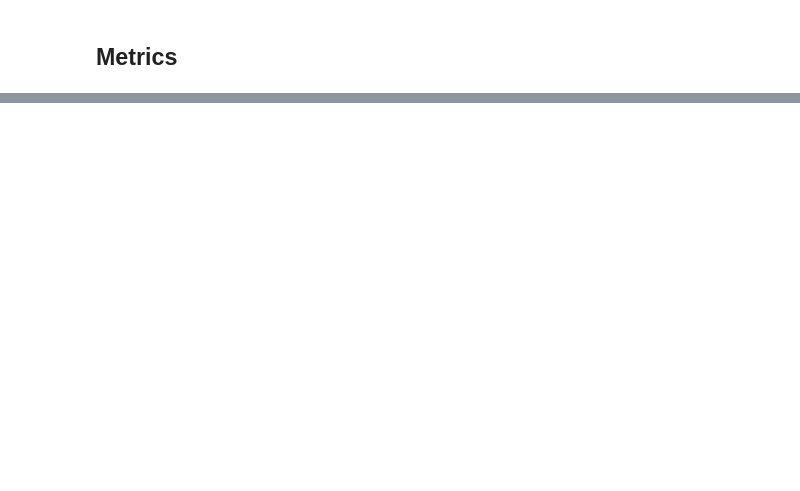
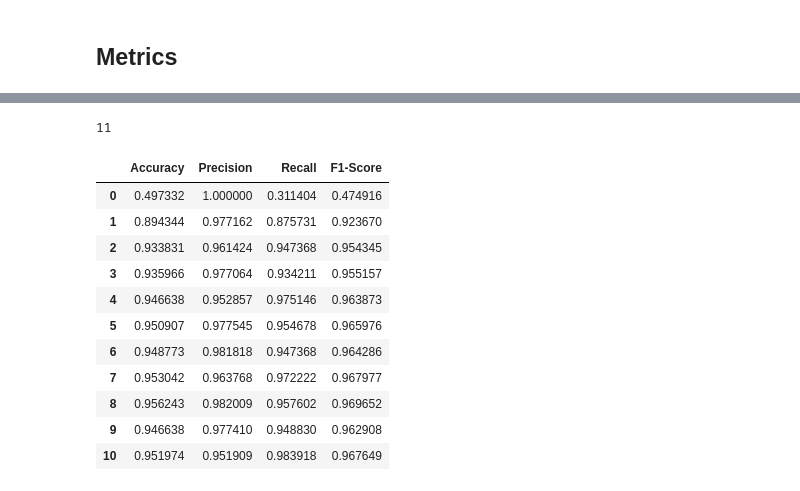
Before and after one commit to grimaldiTob/Pneumonia_Detection-NAML_25-26, a Jupyter notebook: pneumonia_copy.ipynb, the cells around one changed output, grey strips where cells are left out. Cells and saved outputs as stored; diff of their text form; code cells hidden in the pictures; blank space fills up the shorter version.

```diff
--- a/pneumonia_copy.ipynb
+++ b/pneumonia_copy.ipynb
@@ -60,7 +65,7 @@ datasets_names = ["train", "val", "test"]
 
 # Define data augmentations
 data_augmentations = [
-    transforms.RandomHorizontalFlip(),
+    transforms.RandomHorizontalFlip(p=0.5),
     transforms.ColorJitter(brightness=0.2), #setted to 20% as the paper suggest
     transforms.RandomAffine(degrees=0, scale=(0.9, 1.1))
 ]
@@ -600,7 +638,7 @@ def compute_metrics(results, metrics):
 
     metrics["Recall"] = recall
     metrics["Precision"] = precision
-    metrics["F1-Score"] = (2.0 * recall * precision) / (recall + precision)
+    metrics["F1-Score"] = (2.0 * recall * precision) / (recall + precision + epsilon)
     metrics["Accuracy"] = (TN + TP) / (TP + FP + TN + FN + epsilon)
 # %%
 def eval_model(model, dataloader, loss_fn, device):
@@ -693,7 +731,7 @@ for fold, (train_idx, val_idx) in enumerate(kfold.split(full_train_dataset)):
     steps_per_epoch = len(train_loader)
 
     # we have to initialize the model every time to reset and don't corrupt the results
-    model = FullNet(num_steps, reshaping=False)
+    model = FullNet(num_steps, reshaping=True, bigru=False)
     model.to(device)
 
     # we have to initialize the optimizer and lr_scheduler every time to reset and don't corrupt the results
@@ -708,7 +746,9 @@ for fold, (train_idx, val_idx) in enumerate(kfold.split(full_train_dataset)):
         optimizer=optimizer,
         max_lr=lr,
         epochs=TRAIN_EPOCHS,
-        steps_per_epoch=steps_per_epoch
+        steps_per_epoch=steps_per_epoch,
+        pct_start=0.1,
+        anneal_strategy="linear"
     )
 
     #reset best_loss, best_val_accuracy and count at each iteration on folds for the early stopping
@@ -788,6 +848,9 @@ print(f" mean loss: {mean_loss:.4f} | mean acc: {mean_acc:.2f}%")
 ## Training
 # %%
 from torch.utils.data import TensorDataset
+
+print(lr)
+print(w_decay)
 
 full_train_dataset = train_dataset
 
@@ -795,11 +858,9 @@ results = [] # to save metrics of each fold validation
 train_loss_history = np.zeros(TRAIN_EPOCHS) # define a matrix to store loss values of training
 valid_loss_history = np.zeros(TRAIN_EPOCHS) # define a matrix to store loss values of validation
 train_acc_history = np.zeros(TRAIN_EPOCHS) # define a matrix to store accuracy values of training
-valid_acc_history = np.zeros(TRAIN_EPOCHS) # define a matrix to store accuracy values of validation
+valid_metrics_history = []
 
-# Extract all labels to stratify the split
 all_targets = []
-
 # Extract all labels to stratify the split
 all_targets = np.array([label for _, label in full_train_dataset])
 
@@ -816,6 +877,7 @@ sub_train = Subset(full_train_dataset, train_idx)
 sub_val = Subset(full_train_dataset, val_idx)
 print(f"sub_train : {len(sub_train)} | sub_val : {len(sub_val)}")
 
+# apply some augmentation transformation to the training (these will not be applied to the validation set)
 sub_train_oversampled = augmented_dataset(sub_train, base_transform, train_transform)
 
 # apply transformations to validation set
@@ -829,7 +891,7 @@ val_loader = DataLoader(sub_val_transformed, batch_size=BATCH_SIZE, shuffle=Fals
 steps_per_epoch = len(train_loader)
 
 # we have to initialize the model every time to reset and don't corrupt the results
-model = FullNet(num_steps, reshaping=False)
+model = FullNet(num_steps, reshaping=False, bigru=False)
 model.to(device)
 
 # we have to initialize the optimizer and lr_scheduler every time to reset and don't corrupt the results
@@ -892,7 +954,7 @@ for epoch in range(TRAIN_EPOCHS):
     train_loss_history[epoch] = avg_loss_value
     valid_loss_history[epoch] = val_loss
     train_acc_history[epoch] = avg_acc_value
-    valid_acc_history[epoch] = val_acc
+    valid_metrics_history.append(metrics)
 
     print(f"Epoch {epoch+1}/{TRAIN_EPOCHS} | Val Loss: {val_loss:.4f} | Val Acc: {val_acc*100:.2f}%")
 
@@ -940,3 +1030,30 @@ plt.show()
+# %%
+print(len(valid_metrics_history))
+
+clean_metrics_history = [x for x in valid_metrics_history]
+
+df_metrics = pd.DataFrame(clean_metrics_history)
+
+df_metrics = df_metrics[["Accuracy", "Precision", "Recall", "F1-Score"]]
+
+df_metrics.to_csv("metrics_history.csv", index=True)
+
+# visualize metrics result in the table below for each training epoch
+df_metrics
+# %% [output]
+11
+|  | Accuracy | Precision | Recall | F1-Score |
+| 0 | 0.497332 | 1.000000 | 0.311404 | 0.474916 |
+| 1 | 0.894344 | 0.977162 | 0.875731 | 0.923670 |
+| 2 | 0.933831 | 0.961424 | 0.947368 | 0.954345 |
+| 3 | 0.935966 | 0.977064 | 0.934211 | 0.955157 |
+| 4 | 0.946638 | 0.952857 | 0.975146 | 0.963873 |
+| 5 | 0.950907 | 0.977545 | 0.954678 | 0.965976 |
+| 6 | 0.948773 | 0.981818 | 0.947368 | 0.964286 |
+| 7 | 0.953042 | 0.963768 | 0.972222 | 0.967977 |
+| 8 | 0.956243 | 0.982009 | 0.957602 | 0.969652 |
+| 9 | 0.946638 | 0.977410 | 0.948830 | 0.962908 |
+| 10 | 0.951974 | 0.951909 | 0.983918 | 0.967649 |
 # %%
 import seaborn as sns
 
```
Also changed, not shown: parts of 14 cells of this notebook, 5 other files.
